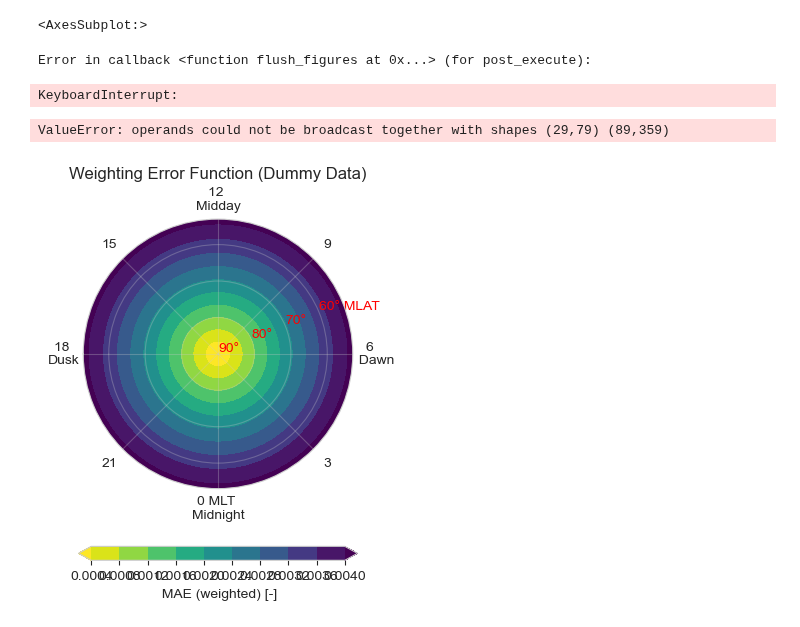
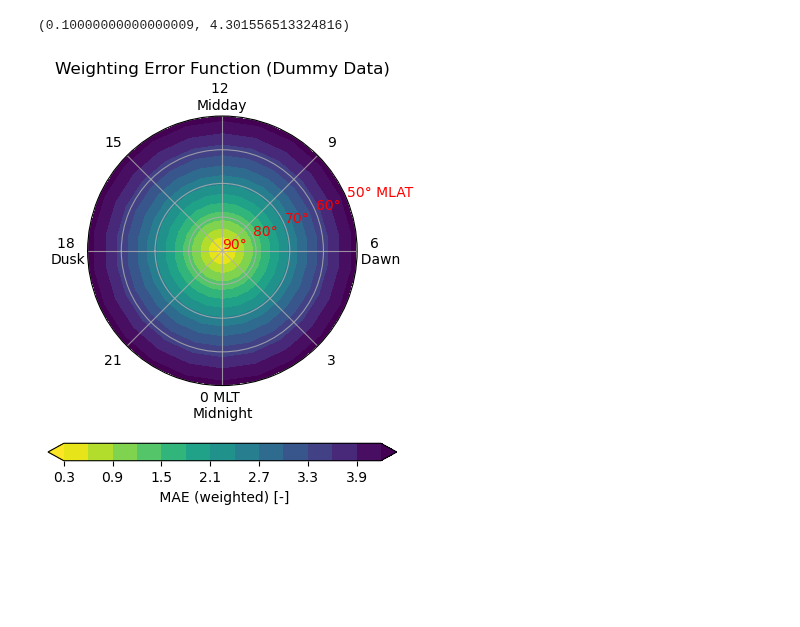
Before and after one commit to reddy-sachin/REPPU-ESN2, a Jupyter notebook: AE/weight_area.ipynb, the cells around one changed output. Saved outputs shown, nothing was run; the diff lists cells and outputs as text; code cells hidden in the pictures; blank space fills up the shorter version.

```diff
--- a/AE/weight_area.ipynb
+++ b/AE/weight_area.ipynb
@@ -41,8 +28,6 @@ print(y)
 # %%
-mlat = np.arange(0.1,89.9,1)
-mlon = np.arange(0.1,359.9,1)
-areas = np.zeros((89, 359))
-# Loop through latitude and longitude pairs to calculate areas
+areas = np.zeros((49, 23))
+
 for i in range(len(mlat) - 1):
     for j in range(len(mlt) - 1):
         lat1, lat2 = mlat[i], mlat[i + 1]
@@ -53,7 +38,6 @@ for i in range(len(mlat) - 1):
         area = delta_x * delta_y
         areas[i, j] = area
 
-#divide area values by 1e3
-#areas = areas / 1e6
+
 areas
 # %% [output]
@@ -73,59 +57,46 @@ array([[55707.52965266, 55707.52965266, 55707.52965266, ...,
-# %%
-fig, ax = plt.subplots(figsize=(24, 9))
-sns.heatmap(areas, ax=ax, cmap='viridis_r', cbar_kws={'label': 'Area (m^2)'}, fmt='.0f', annot=True)
-#set y ticks labels to be from 90 down to 40
-#ax.set_yticklabels(np.flip(np.arange(41, 90, 1)))
-# %% [output]
-<AxesSubplot:>
-Error in callback <function flush_figures at 0x...> (for post_execute):
-KeyboardInterrupt:
 # %%
-def weighted_loss(prediction, target, weights):
+def weighted_loss(prediction, target, weights, dampening=1):
+
+    weights = weights**dampening #dampen weighted err
+    weights = weights / np.min(weights)  #normalize weights
+
     loss = prediction - target #MAE
-    weights = weights / 1e6
     weighted_loss = loss * weights
 
     return weighted_loss
 
-target = np.ones((29, 79))
-#target = np.ones((88, 359))
+target = np.ones((49, 23))
 prediction = target + 0.1
-weights = areas
-weights = np.flipud(weights)
+weights = np.flipud(areas)
 
 weight_loss = weighted_loss(prediction, target, weights)
-#fig, ax = plt.subplots(figsize=(24, 9))
-#sns.heatmap(weight_loss, ax=ax, cmap='viridis_r', cbar_kws={'label': 'Loss (MSE)'}, fmt='.0f', annot=True)
-#ax.set_yticklabels(np.flip(np.arange(53, 89, 1)))
-weight_loss
+weight_loss.min(), weight_loss.max()
 # %% [output]
-ValueError: operands could not be broadcast together with shapes (29,79) (89,359)
+(0.10000000000000009, 4.301556513324816)
 # %%
 # Define common parameters
-theta = np.linspace(0, 360, 79) - 90
+theta = np.linspace(0, 360,23) - 90
 theta_rad = theta / 360 * 2 * np.pi
-r = 90 - np.linspace(53.1, 89.7, 29)
-shrink = .6
+r = 90 - np.linspace(50, 90, 49)
+shrink = .75
 
 # Plot true values
-abs_error = weight_loss
-abs_error = np.flipud(abs_error) # flip the array upside down
+#abs_error = np.flipud(abs_error) # flip the array upside down
 
 fig, ax = plt.subplots(subplot_kw={'projection': 'polar'}, figsize=(6,5))
 
-c_true = ax.contourf(theta_rad, r, abs_error,  cmap='viridis_r', extend='both', levels=10, zorder=0)
-ax.set_ylim([0, 37])
-ax.set_yticks([0, 10, 20, 30])
-ax.set_yticklabels(["90°", "80°", "70°", "60° MLAT"], color='red')
+c_true = ax.contourf(theta_rad, r, np.flipud(weight_loss),  cmap='viridis_r', extend='both', levels=15, zorder=0)
+ax.set_yticks([0, 10, 20, 30, 40])
+ax.set_yticklabels(["90°", "80°", "70°", "60°", "50° MLAT"], color='red')
 ax.set_xlim([-np.pi, np.pi])
 ax.set_xticks(np.linspace(-np.pi, np.pi, 9)[1:])
 ax.set_xticklabels(["21", "0 MLT \nMidnight", "3", "6 \n  Dawn", "9", "12 \nMidday", "15", "18 \nDusk"])
 ax.set_title(f'Weighting Error Function (Dummy Data)')
 plt.colorbar(c_true, ax=ax, label=' MAE (weighted) [-]', shrink=shrink, pad=0.15, orientation='horizontal')
-ax.grid(True, linestyle='-', alpha=0.3)
+ax.grid(True, linestyle='-', alpha=0.8)
 #plt.tight_layout()
 #plt.savefig('/Users/sr2/My Drive/Career/Employment/Current/NIPR/Research/Assimilation/plots/weighted_MAE_REPU.png', dpi=400, bbox_inches='tight')
 # %% [output]
-[figure, old version]
+[figure, new version]
 # %%
 # Define common parameters
```
Also changed, not shown: parts of 5 cells of this notebook.
